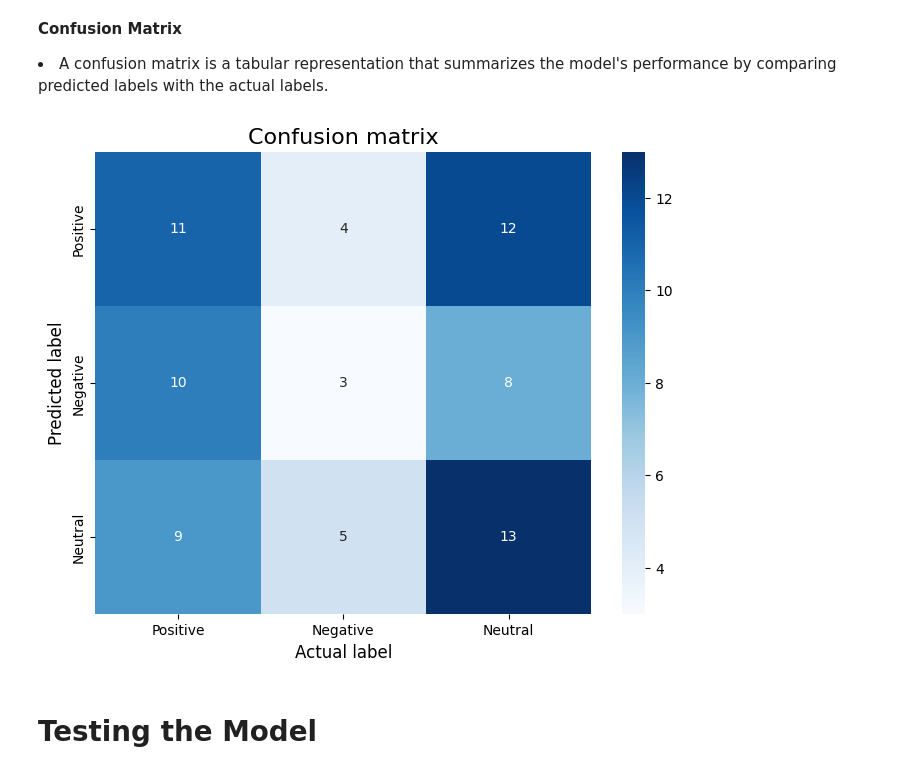
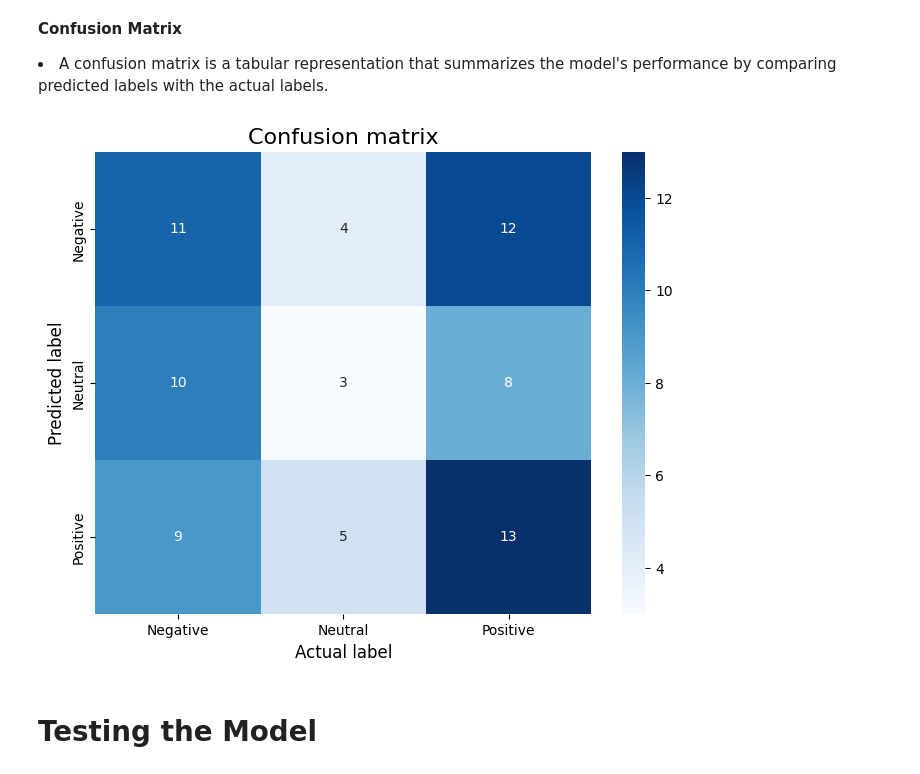
Before and after one commit to ryanjerome22/-Internship-AI-Technical-Task-Sentiment-Analysis, a Jupyter notebook: [Internship]_AI_Technical_Task_Valencia.ipynb, the cells around one changed output. Saved outputs shown, nothing was run; the diff lists cells and outputs as text; code cells hidden in the pictures.

```diff
--- a/[Internship]_AI_Technical_Task_Valencia.ipynb
+++ b/[Internship]_AI_Technical_Task_Valencia.ipynb
@@ -648,26 +648,26 @@ weighted avg       0.83      0.81      0.81        75
 # %%
 from sklearn.metrics import confusion_matrix
 
 def plot_confusion_matrix(model, X_test, y_test):
     '''Function to plot confusion matrix for the passed model and the data'''
 
-    sentiment_classes = ['Positive', 'Negative', 'Neutral']
+    sentiment_classes = ['Negative', 'Neutral', 'Positive']
     # use model to do the prediction
     y_pred = model.predict(X_test)
     # compute confusion matrix
     cm = confusion_matrix(y_test,y_predict)
     # plot confusion matrix
     plt.figure(figsize=(8,6))
     sns.heatmap(cm, cmap=plt.cm.Blues, annot=True, fmt='d',
                 xticklabels=sentiment_classes,
                 yticklabels=sentiment_classes)
     plt.title('Confusion matrix', fontsize=16)
     plt.xlabel('Actual label', fontsize=12)
     plt.ylabel('Predicted label', fontsize=12)
 
 plot_confusion_matrix(sentiment_model, x_test, y_test)
 # %% [output]
-[figure, old version]
+[figure, new version]
 # %% [markdown]
 # **Testing the Model**
 # %%
```
Also changed, not shown: parts of 1 cell of this notebook.
